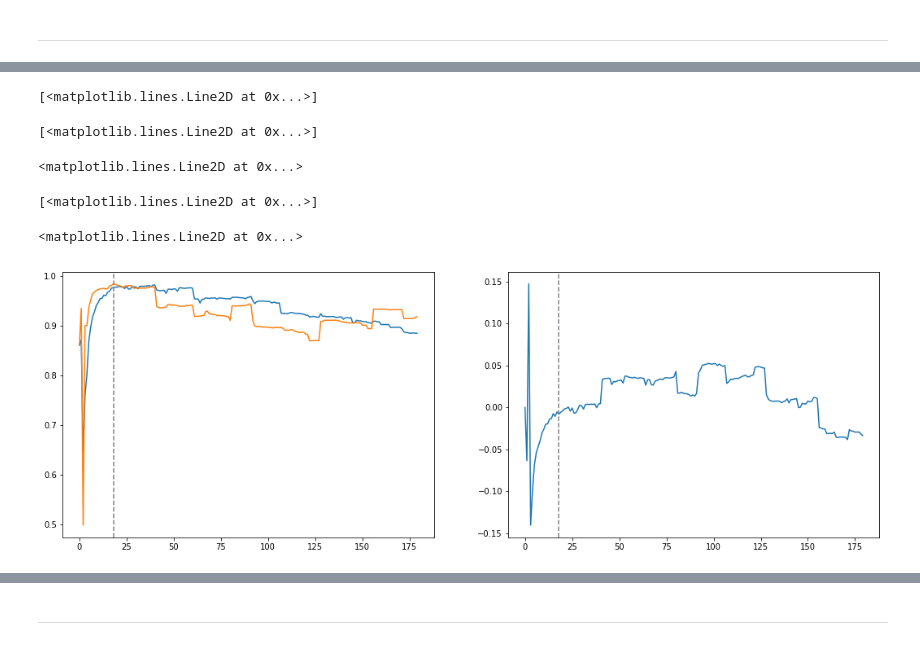
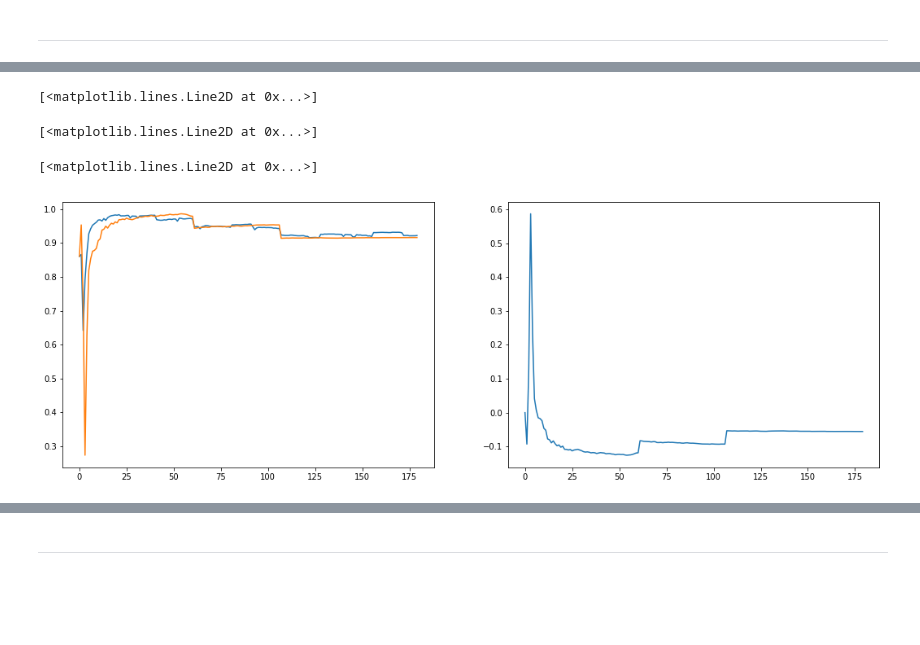
Before and after one commit to Intelligent-Systems-Phystech/ProjectSampleSize, a Jupyter notebook: TorchError.ipynb, the cells around one changed output, grey strips where cells are left out. Drawn from its saved outputs; the diff is of its cells as text; code cells hidden in the pictures; blank space fills up the shorter version.

```diff
--- a/TorchError.ipynb
+++ b/TorchError.ipynb
@@ -125,3 +17,0 @@ ort5_colfeat15_cov = ort5_colfeat15_matrix[np.triu_indices(ort5_colfeat15_matrix
-# %%
-x = np.array(range(2, ort10_coltar10.shape[0] + 2))
-feat = np.array(range(1, ort10_coltar10.shape[1] + 1))
@@ -299,3 +17,0 @@ ort_cov = ort_cov_matrix[np.triu_indices(ort_cov_matrix.shape[0])]
-# %%
-x = np.array(range(2, boston_mean.shape[0] + 2))
-feat = np.array(range(1, boston_mean.shape[1] + 1))
@@ -712,17 +117,17 @@ class SSNet2D(nn.Module):
 
         return x
 # %%
-net = SSNet2D(len(x_input) + len(vifs[0][0]), len(true_results[0][:,-1]), len(true_results[0][:,-1]))
+net = SSNet2D(len(vifs[0][0]), len(true_results[0][:,-1]), len(true_results[0][:,-1]))
 print(net)
 
 data = [
-    [np.hstack((x_input, sorted(vifs[i][j]))), true_results[i][:,-1]]
+    [vifs[i][j], true_results[i][:,-1]]
     for i in range(len(datasets))
     for j in range(len(vifs[i]))
 ]
 
 criterion = nn.MSELoss()
-optimizer = optim.SGD(net.parameters(), lr=0.01)
+#optimizer = optim.SGD(net.parameters(), lr=0.01)
 #optimizer = optim.Adam(net.parameters(), lr=1e-3)
 # %% [output]
 SSNet2D(
@@ -793,15 +175,2 @@ ax.plot(net(Variable(torch.FloatTensor([np.hstack(
 # %% [markdown]
 ---
-# %%
-net = SSNet2D(len(x_input) + len(vifs[0][0]), 1, len(true_results[0][:,-1]))
-print(net)
-
-data = [
-    [np.hstack((x_input, sorted(vifs[i][j]))), true_results[i][:,-1]]
-    for i in range(len(datasets))
-    for j in range(len(vifs[i]))
-]
-
-criterion = nn.MSELoss()
-optimizer = optim.SGD(net.parameters(), lr=0.01)
-#optimizer = optim.Adam(net.parameters(), lr=1e-3)
@@ -893,23 +241,16 @@ plt.axvline(x=18, linestyle='--', color='grey')
 # %%
-# m = 10
+i = 7
 
-fig = plt.figure(figsize=(18,6))
-
-vif = np.linalg.inv(datasets[0][:10].corr().values).diagonal()
+fig = plt.figure(figsize=(18, 6))
 
 ax = fig.add_subplot(121)
-ax.plot(net(Variable(torch.FloatTensor([np.hstack((x_input, sorted(vif)))]))).data.numpy()[0])
-ax.plot(true_results[0][:, -1])
-plt.axvline(x=18, linestyle='--', color='grey')
+ax.plot(net(Variable(torch.FloatTensor(vifs[i][-1]))).data.numpy())
+ax.plot(true_results[i][:, -1])
 
 ax = fig.add_subplot(122)
-ax.plot(net(Variable(torch.FloatTensor([np.hstack(
-    (x_input, sorted(vif)))]))).data.numpy()[0] - true_results[0][:, -1])
-plt.axvline(x=18, linestyle='--', color='grey')
+ax.plot(net(Variable(torch.FloatTensor(vifs[i][-1]))).data.numpy()[0] - true_results[i][:, -1])
 # %% [output]
 [<matplotlib.lines.Line2D at 0x...>]
 [<matplotlib.lines.Line2D at 0x...>]
-<matplotlib.lines.Line2D at 0x...>
+[<matplotlib.lines.Line2D at 0x...>]
-[<matplotlib.lines.Line2D at 0x...>]
-<matplotlib.lines.Line2D at 0x...>
-[figure, old version]
+[figure, new version]
```
Also changed, not shown: parts of 78 cells of this notebook.
